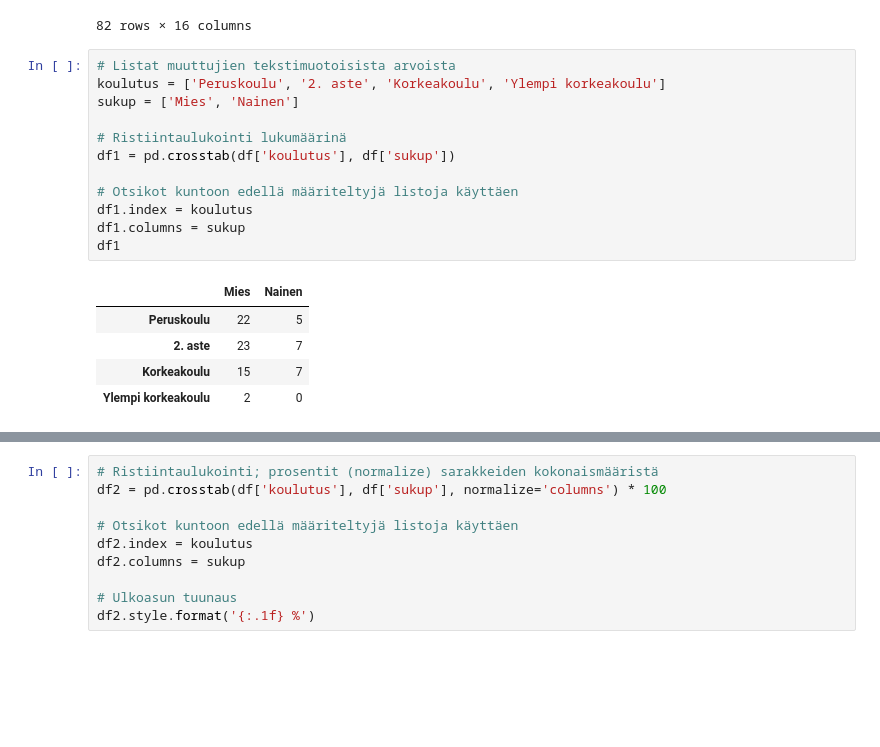
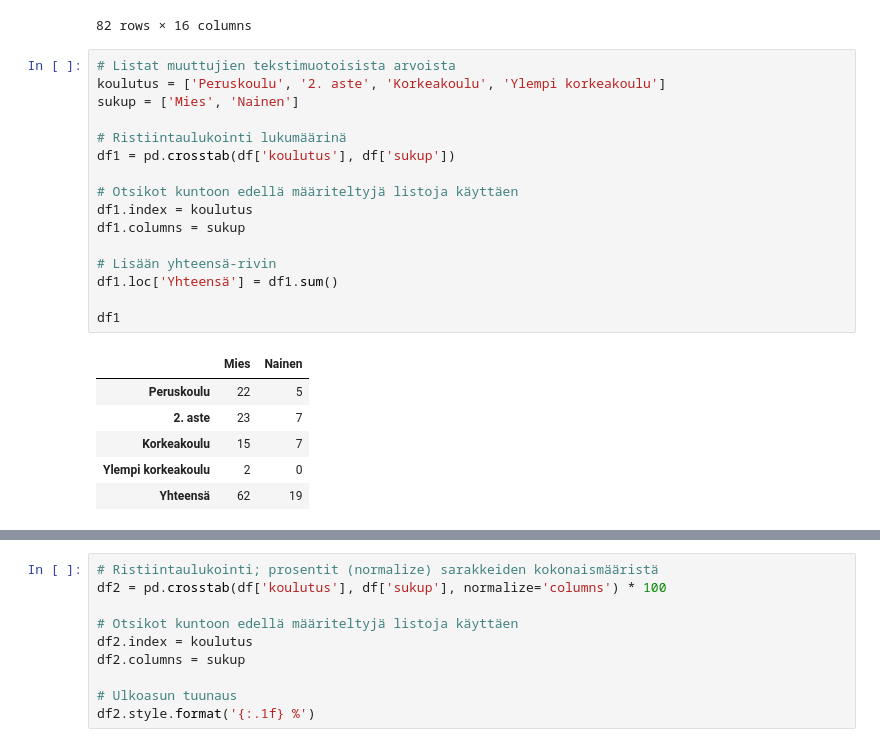
Before and after one commit to taanila/selittava, a Jupyter notebook: ristiintaulukointi.ipynb, the cells around one changed output, grey strips where cells are left out. Drawn from its saved outputs; the diff is of its cells as text; blank space fills up the shorter version.

```diff
--- a/ristiintaulukointi.ipynb
+++ b/ristiintaulukointi.ipynb
@@ -32,18 +32,23 @@ df
 # %%
 # Listat muuttujien tekstimuotoisista arvoista
 koulutus = ['Peruskoulu', '2. aste', 'Korkeakoulu', 'Ylempi korkeakoulu']
 sukup = ['Mies', 'Nainen']
 
 # Ristiintaulukointi lukumäärinä
 df1 = pd.crosstab(df['koulutus'], df['sukup'])
 
 # Otsikot kuntoon edellä määriteltyjä listoja käyttäen
 df1.index = koulutus
 df1.columns = sukup
+
+# Lisään yhteensä-rivin
+df1.loc['Yhteensä'] = df1.sum()
+
 df1
 # %% [output]
 |  | Mies | Nainen |
 | Peruskoulu | 22 | 5 |
 | 2. aste | 23 | 7 |
 | Korkeakoulu | 15 | 7 |
 | Ylempi korkeakoulu | 2 | 0 |
+| Yhteensä | 62 | 19 |
```
Also changed, not shown: parts of 7 cells of this notebook.
